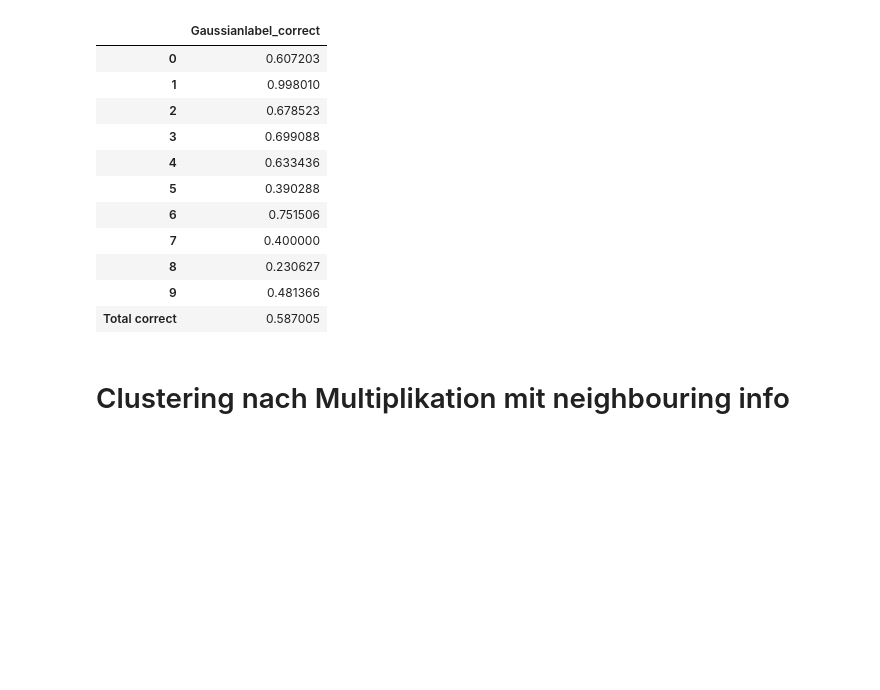
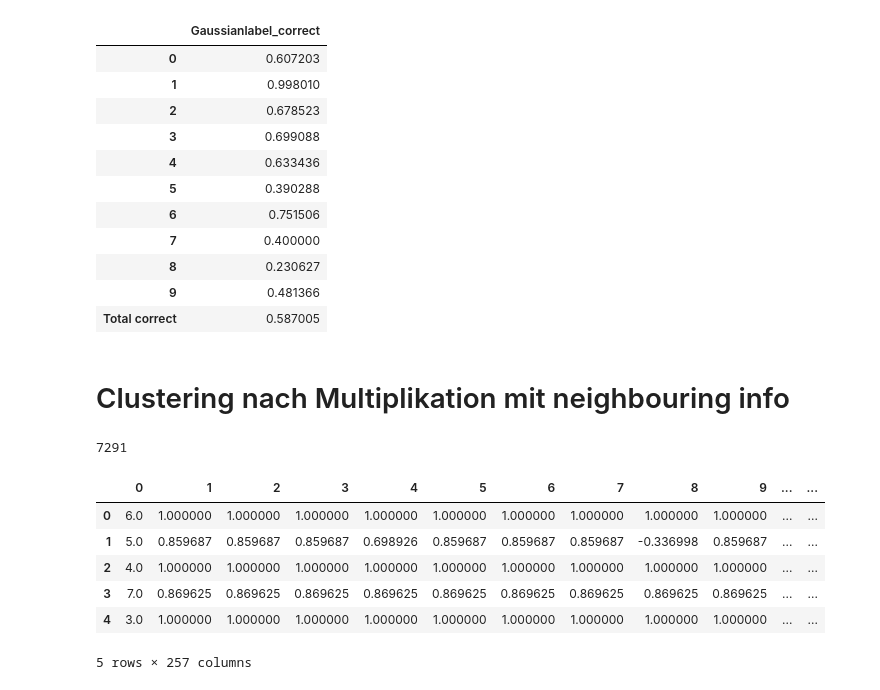
Before and after one commit to r9d9/descript_analysis, a Jupyter notebook: Descriptives_Digits.ipynb, the cells around one changed output. Cells and saved outputs as stored; diff of their text form; code cells hidden in the pictures; blank space fills up the shorter version.

```diff
--- a/Descriptives_Digits.ipynb
+++ b/Descriptives_Digits.ipynb
@@ -1012,3 +974,39 @@ double_clust: Series([], Name: Gaussianlabel, dtype: object),(0,)
 | Total correct | 0.587005 |
 # %% [markdown]
 # Clustering nach Multiplikation mit neighbouring info
+# %%
+from skimage.util.shape import view_as_blocks
+#http://scikit-image.org/docs/dev/api/skimage.util.html?highlight=view_as_windows#skimage.util.view_as_windows
+data_array = np.array(data.copy())
+data_array[:,1:].shape
+len(data_array)
+# %% [output]
+7291
+# %%
+multip_data_arr = np.zeros((len(data_array),256))
+for i in range(len(data_array)): # iterates over rows of data
+    img_row = data_array[i,1:].reshape(16,16)
+    B = view_as_blocks(img_row, block_shape=(4, 4)).reshape(16,4,4)
+    #print(B.shape[0])
+    #print(B.reshape(16,4,4))
+    multip_block_row = np.zeros((16,16))
+    for j in range(B.shape[0]): # for the 16 blocks..
+        #print(block.mean())
+        multip_block_row[j] = np.multiply(B[j,:,:],B[j,:,:].mean()).flatten()
+        #print(multip_block_row[j])
+
+    multip_data_arr[i] = multip_block_row.flatten()
+
+multip_df_no_tars = pd.DataFrame(data = multip_data_arr)
+multip_data = pd.concat([data.iloc[:,0],multip_df_no_tars],axis=1)
+
+multip_data.columns = range(multip_data.shape[1])
+multip_data.head()
+# %% [output]
+|  | 0 | 1 | 2 | 3 | 4 | 5 | 6 | 7 | 8 | 9 | ... | ... |
+| 0 | 6.0 | 1.000000 | 1.000000 | 1.000000 | 1.000000 | 1.000000 | 1.000000 | 1.000000 | 1.000000 | 1.000000 | ... | ... |
+| 1 | 5.0 | 0.859687 | 0.859687 | 0.859687 | 0.698926 | 0.859687 | 0.859687 | 0.859687 | -0.336998 | 0.859687 | ... | ... |
+| 2 | 4.0 | 1.000000 | 1.000000 | 1.000000 | 1.000000 | 1.000000 | 1.000000 | 1.000000 | 1.000000 | 1.000000 | ... | ... |
+| 3 | 7.0 | 0.869625 | 0.869625 | 0.869625 | 0.869625 | 0.869625 | 0.869625 | 0.869625 | 0.869625 | 0.869625 | ... | ... |
+| 4 | 3.0 | 1.000000 | 1.000000 | 1.000000 | 1.000000 | 1.000000 | 1.000000 | 1.000000 | 1.000000 | 1.000000 | ... | ... |
+5 rows × 257 columns
```
Also changed, not shown: parts of 8 cells of this notebook.
